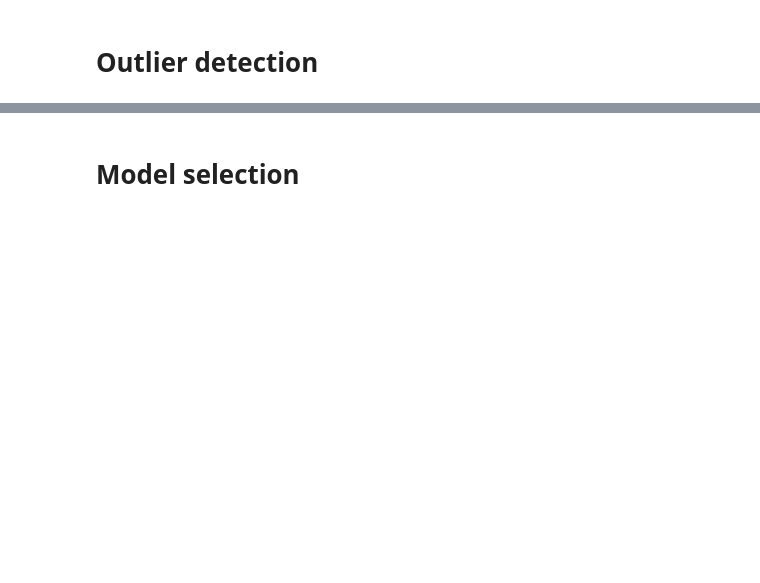
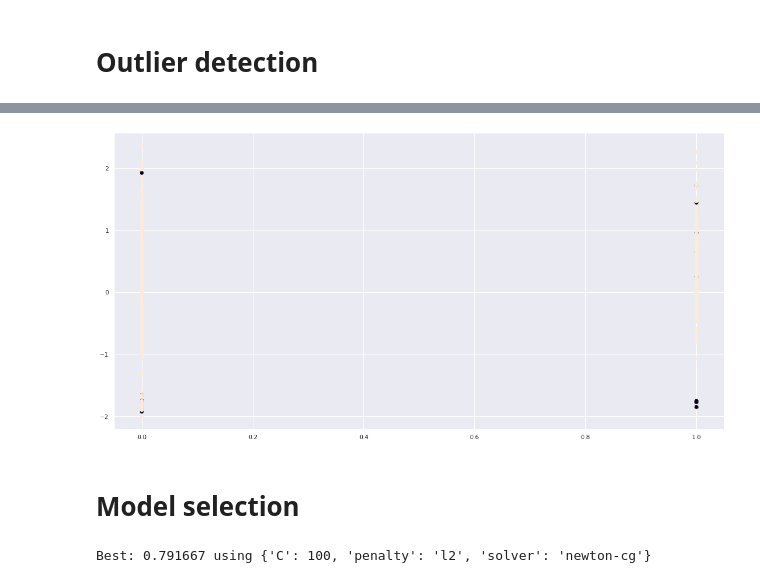
Before and after one commit to Gail529/Insurance-Fraud, a Jupyter notebook: Insurance__fraud.ipynb, the cells around one changed output, grey strips where cells are left out. Drawn from its saved outputs; the diff is of its cells as text; code cells hidden in the pictures; blank space fills up the shorter version.

```diff
--- a/Insurance__fraud.ipynb
+++ b/Insurance__fraud.ipynb
@@ -254,3 +331,16 @@ plt.savefig("Elliptic Envelope Detection.png", dpi=80)
+# %%
+##apply an Isolation forest
+outlier_detect = IsolationForest(n_estimators=100, max_samples=1000, contamination=.04, max_features=data.shape[1])
+outlier_detect.fit(data)
+outliers_predicted = outlier_detect.predict(data)
+
+#check the results
+data['outlier'] = outliers_predicted
+plt.figure(figsize = (20,10))
+plt.scatter(data['fraud_reported'], data['total_claim_amount'], c=data['outlier'])
+plt.show()
+# %% [output]
+[figure, added]
 # %%
 iforest = IsolationForest(n_estimators=100, max_samples='auto',
                           contamination=0.05, max_features=1.0,
@@ -268,0 +362,14 @@ sns.pairplot(data)
+# %%
+model = LogisticRegression()
+solvers = ['newton-cg', 'lbfgs', 'liblinear']
+penalty = ['l2']
+c_values = [100, 10, 1.0, 0.1, 0.01]
+# define grid search
+grid = dict(solver=solvers,penalty=penalty,C=c_values)
+cv = RepeatedStratifiedKFold(n_splits=10, n_repeats=3, random_state=1)
+grid_search = GridSearchCV(estimator=model, param_grid=grid, n_jobs=-1, cv=cv, scoring='accuracy',error_score=0)
+grid_result = grid_search.fit(X_train,y_train)
+# summarize results
+print("Best: %f using %s" % (grid_result.best_score_, grid_result.best_params_))
+# %% [output]
+Best: 0.791667 using {'C': 100, 'penalty': 'l2', 'solver': 'newton-cg'}
```
Also changed, not shown: parts of 26 cells of this notebook.
